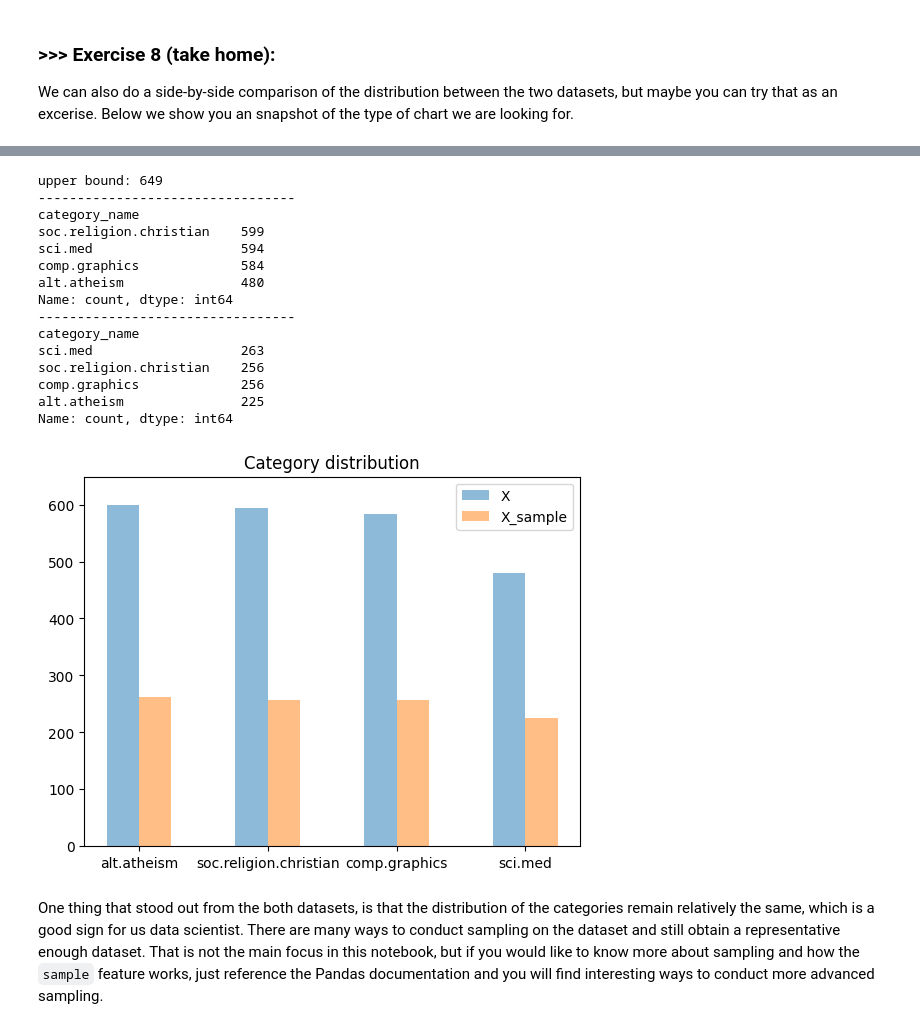
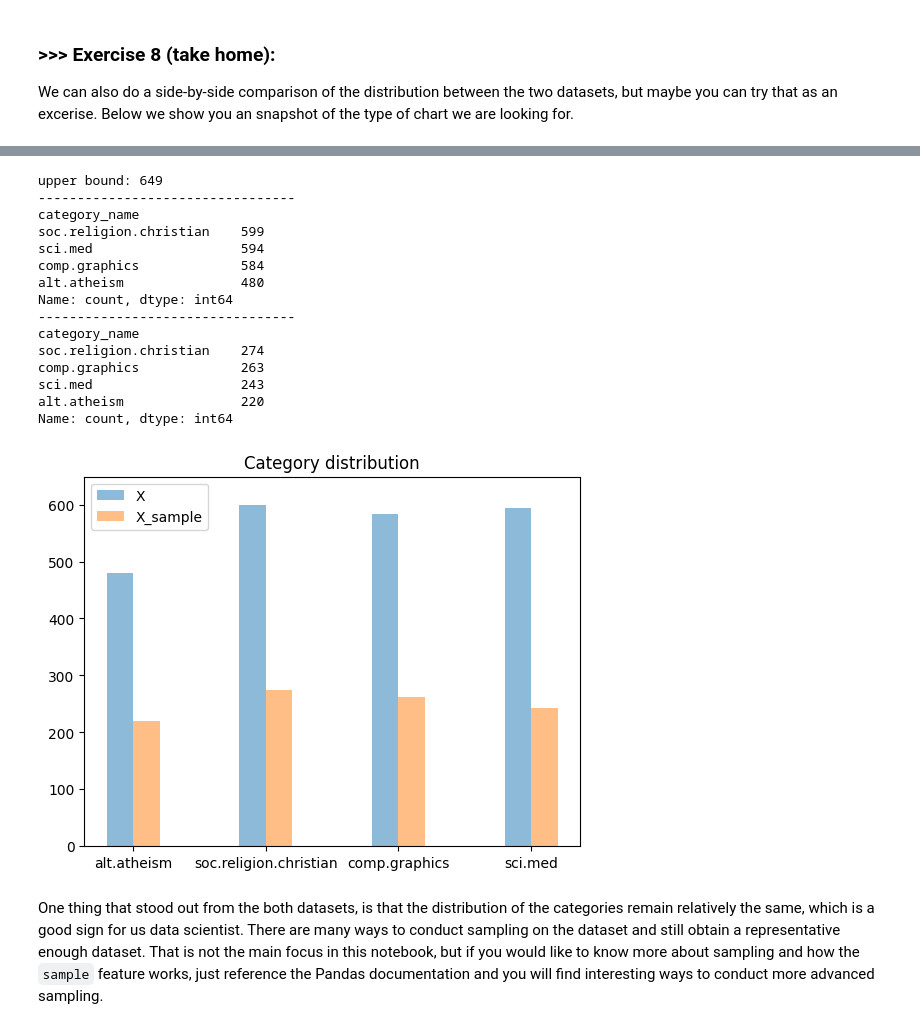
Before and after one commit to Jjoanna54/DM2024-Lab1-Master, a Jupyter notebook: DM2024-Lab1-Master.ipynb, the cells around one changed output, grey strips where cells are left out. Cells and saved outputs as stored; diff of their text form; code cells hidden in the pictures.

```diff
--- a/DM2024-Lab1-Master.ipynb
+++ b/DM2024-Lab1-Master.ipynb
@@ -1266,42 +1266,49 @@ print(X.category_name.value_counts())
 print('---------------------------------')
 print(X_sample.category_name.value_counts())
 
 # set the starting of x axis
-width = 0.25
+width = 0.2
 # let X shift left with width/2 for each category
 X_xaxis = [x-(width/2) for x in range(len(categories))]
 # let X_sample shift right with width/2 for each category
 X_sample_xaxis = [x+(width/2) for x in range(len(categories))]
 
+X_yaxis = X.category_name.value_counts()
+X_sample_yaxis = X_sample.category_name.value_counts()
+
+# sort the categories of X_yaxis and X_sample_yaxis
+X_yaxis = X_yaxis[categories]
+X_sample_yaxis = X_sample_yaxis[categories]
+
 # plot barchart for X and X_sample
 # plot in the order of categories
-##########!!!!!!!!!!!!!!!!!!!!!!!!!!!!!!!!!!! error !!!!!!!!!!!!!!!!!!!!!!!!!####################
-plt.bar(X_xaxis, X.category_name.value_counts(),
+
+plt.bar(X_xaxis, X_yaxis,
         width, label = 'X', alpha = 0.5)
-plt.bar(X_sample_xaxis, X_sample.category_name.value_counts(),
+plt.bar(X_sample_xaxis, X_sample_yaxis,
         width, label = 'X_sample', alpha = 0.5)
 plt.legend()
 plt.title('Category distribution')
 plt.xticks(range(len(categories)), categories, rotation = 0)
 plt.ylim([0, upper_bound])
 plt.show()
 # %% [output]
 upper bound: 649
 ---------------------------------
 category_name
 soc.religion.christian    599
 sci.med                   594
 comp.graphics             584
 alt.atheism               480
 Name: count, dtype: int64
 ---------------------------------
 category_name
-sci.med                   263
-soc.religion.christian    256
-comp.graphics             256
-alt.atheism               225
+soc.religion.christian    274
+comp.graphics             263
+sci.med                   243
+alt.atheism               220
 Name: count, dtype: int64
-[figure, old version]
+[figure, new version]
 # %% [markdown]
 One thing that stood out from the both datasets, is that the distribution of the categories remain relatively the same, which is a good sign for us data scientist. There are many ways to conduct sampling on the dataset and still obtain a representative enough dataset. That is not the main focus in this notebook, but if you would like to know more about sampling and how the `sample` feature works, just reference the Pandas documentation and you will find interesting ways to conduct more advanced sampling.
 # %% [markdown]
```
